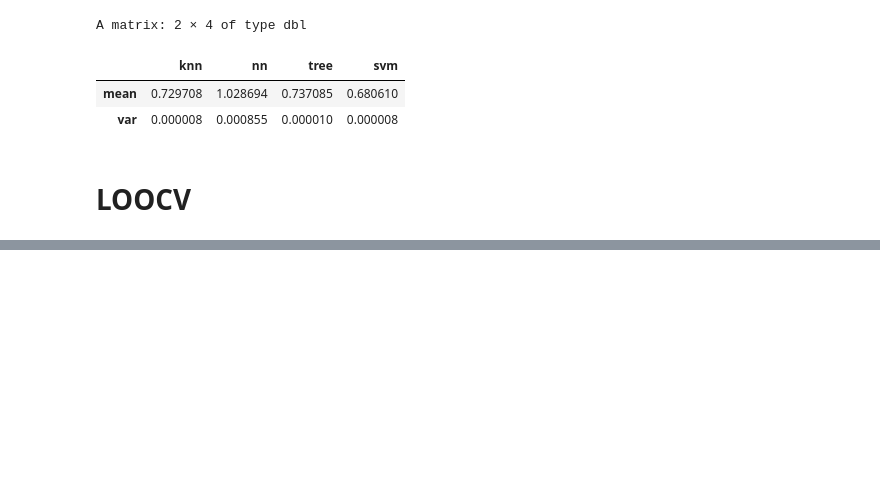
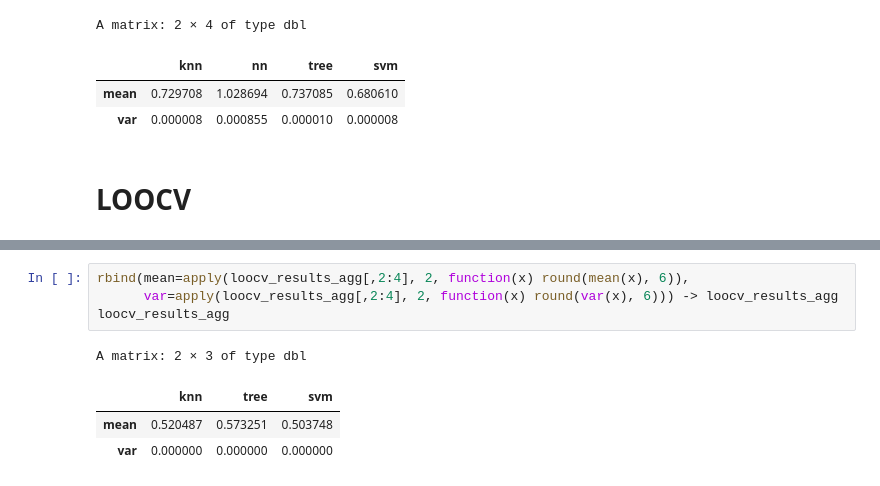
Before and after one commit to mitzy1999/ijs_naloga, a Jupyter notebook: R_2del.ipynb, the cells around one changed output, grey strips where cells are left out. Cells and saved outputs as stored; diff of their text form; blank space fills up the shorter version.

```diff
--- a/R_2del.ipynb
+++ b/R_2del.ipynb
@@ -349,0 +452,9 @@ A matrix: 2 × 4 of type dbl
+# %%
+rbind(mean=apply(loocv_results_agg[,2:4], 2, function(x) round(mean(x), 6)),
+      var=apply(loocv_results_agg[,2:4], 2, function(x) round(var(x), 6))) -> loocv_results_agg
+loocv_results_agg
+# %% [output]
+A matrix: 2 × 3 of type dbl
+|  | knn | tree | svm |
+| mean | 0.520487 | 0.573251 | 0.503748 |
+| var | 0.000000 | 0.000000 | 0.000000 |
```
Also changed, not shown: parts of 5 cells of this notebook, 2 other files.
